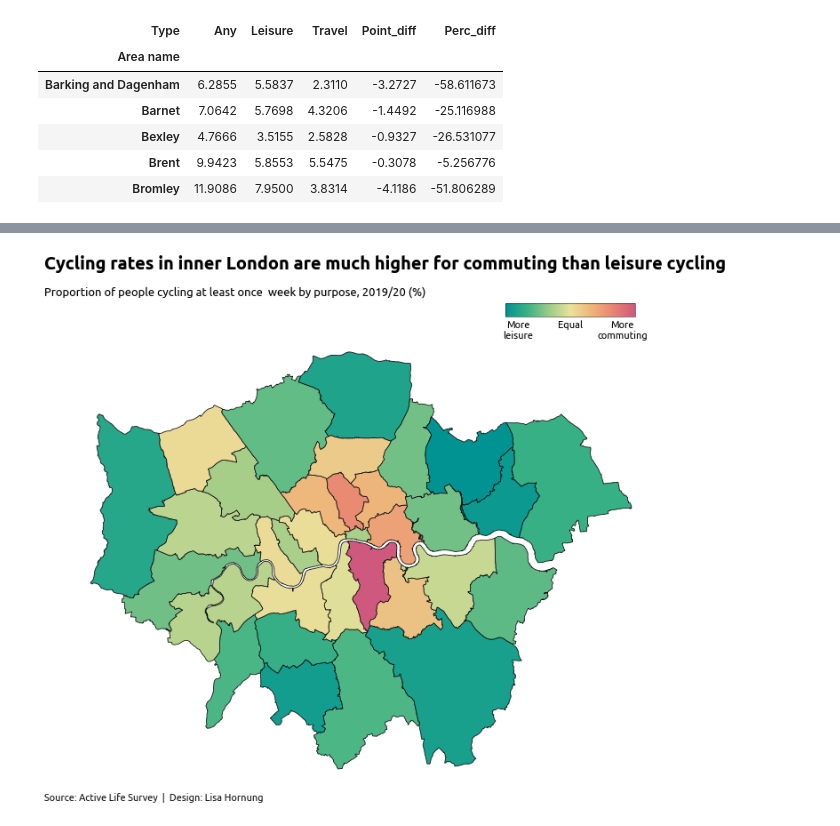
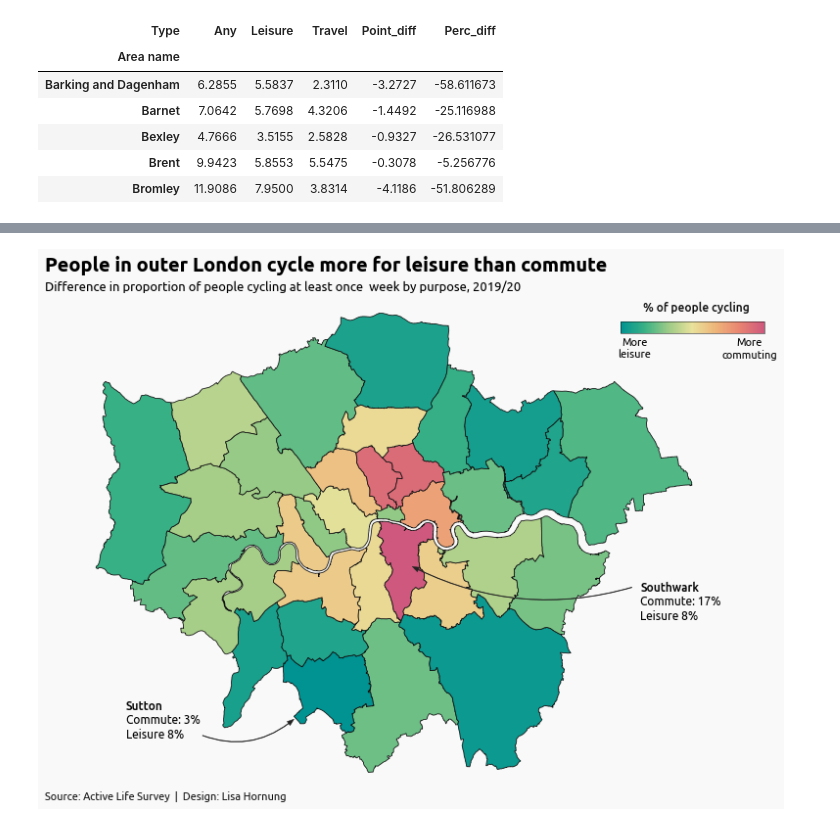
Before and after one commit to Lisa-Ho/100DaysOfDataviz, a Jupyter notebook: Day7/UK_cycling_data.ipynb, the cells around one changed output, grey strips where cells are left out. Saved outputs shown, nothing was run; the diff lists cells and outputs as text; code cells hidden in the pictures.

```diff
--- a/Day7/UK_cycling_data.ipynb
+++ b/Day7/UK_cycling_data.ipynb
@@ -407,41 +424,74 @@ merged.head()
 # %%
 from palettable.cartocolors.diverging import Earth_7, TealRose_7, Temps_7
 from palettable.colorbrewer.diverging import RdBu_10
 from palettable.scientific.diverging import Broc_9, Cork_9, Vik_9
 
-
 #input
-variable = "Perc_diff"
+variable = "Point_diff"
 color = Temps_7
 
 vmin, vmax = merged[variable].min(), merged[variable].max()
-
-fig, ax = plt.subplots(figsize=(12,12))
+fig, ax = plt.subplots(figsize=(12,10))
+fig.set_facecolor("#f9f9f9")
 
 # create map
 ax = merged.plot(column=variable, cmap=color.mpl_colormap, linewidth=0.8, ax=ax, edgecolor='#111111')
 ax.axis('off')
 
 #======
 #colorbar
-cbaxes = fig.add_axes([0.7, 0.82, 0.17, 0.017]) #axes to hold coloebar
+cbaxes = fig.add_axes([0.78, 0.8, 0.17, 0.017]) #axes to hold colorbar
 cmappable = ScalarMappable(norm=Normalize(0,1), cmap=color.mpl_colormap)
 cb = plt.colorbar(cmappable, cax = cbaxes, anchor=(1,1.2), orientation='horizontal', drawedges=False,
-            ticks=[0.1, 0.5, 0.9])
-cb.set_ticklabels(["More\nleisure","Equal","More\ncommuting" ], fontproperties=font_r, size=11, va='top')
+            ticks=[0.1,  0.9])
+cb.set_ticklabels(["More\nleisure","More\ncommuting" ], fontproperties=font_r, size=11, va='top')
 cbaxes.tick_params(size=0)
-#cb.outline.set_visible(False)
 cb.outline.set_linewidth(0.5)
+
+#===========
+#arrows and annotations
+araxes = fig.add_axes([0.1, 0.2, 0.8, 0.6])
+araxes.patch.set_alpha(0.01)
+araxes.axis('off')
+
+#define style
+style = "Simple, tail_width=0.5, head_width=5, head_length=7"
+kw = dict(arrowstyle=style, color="#222222")
+
+#define arrows
+a1 = patches.FancyArrowPatch((0.87, 0.4), (0.54, 0.45),linewidth=0.5,
+                            connectionstyle="arc3,rad=-0.2", **kw, clip_on=False)
+a2 = patches.FancyArrowPatch((0.23, 0.05), (0.37, 0.09),linewidth=0.5,
+                            connectionstyle="arc3,rad=.3", **kw, clip_on=False)
+#a3 = patches.FancyArrowPatch((44, -3.5), (45.4, -1.6),linewidth=0.5,
+  #                          connectionstyle="arc3,rad=.5", **kw, clip_on=False)
+
+#add arrows to plot
+for a in [a1, a2]:
+    araxes.add_patch(a)
+
+#text
+araxes.text(0.88, 0.4, "Southwark", fontproperties=font_m, size=12, va='center')
+araxes.text(0.88, 0.35,"Commute: 17%\nLeisure 8%", fontproperties=font_r, size=12, va='center')
+
+#text
+araxes.text(0.12, 0.12, "Sutton", fontproperties=font_m, size=12, va='center')
+araxes.text(0.12, 0.07,"Commute: 3%\nLeisure 8%", fontproperties=font_r, size=12, va='center')
 
 #==========
 #
-plt.figtext(0.1,0.9, "Cycling rates in inner London are much higher for commuting than leisure cycling",
+plt.figtext(0.1,0.91, "People in outer London cycle more for leisure than commute",
             fontproperties=font_b, va='top', fontsize=20)
-plt.figtext(0.1,0.86, "Proportion of people cycling at least once  week by purpose, 2019/20 (%)",
+plt.figtext(0.1,0.875, "Difference in proportion of people cycling at least once  week by purpose, 2019/20",
             fontproperties=font_r, va='top', fontsize=13)
-plt.figtext(0.1,0.2, "Source: Active Life Survey  |  Design: Lisa Hornung",
+plt.figtext(0.1,0.15, "Source: Active Life Survey  |  Design: Lisa Hornung",
             fontproperties=font_r, color="#111111", fontsize=11, va="top")
+plt.figtext(0.87,0.845, "% of people cycling",
+            fontproperties=font_m, color="#111111", fontsize=12, va="top", ha='center')
+
+#save
+plt.savefig("London-boroughs-cycling-rates-reason-map_2019-20.png", bbox_inches='tight', transparent=False, pad_inches=0.15)
 
 plt.show()
 # %% [output]
-[figure, old version]
+[figure, new version]
```
Also changed, not shown: parts of 7 cells of this notebook, 1 other file.
